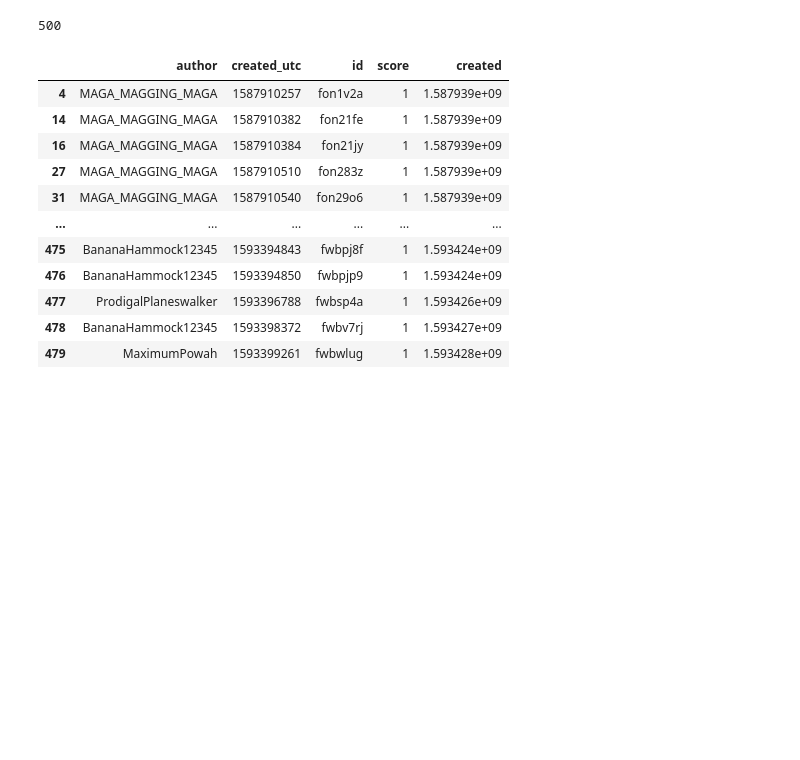
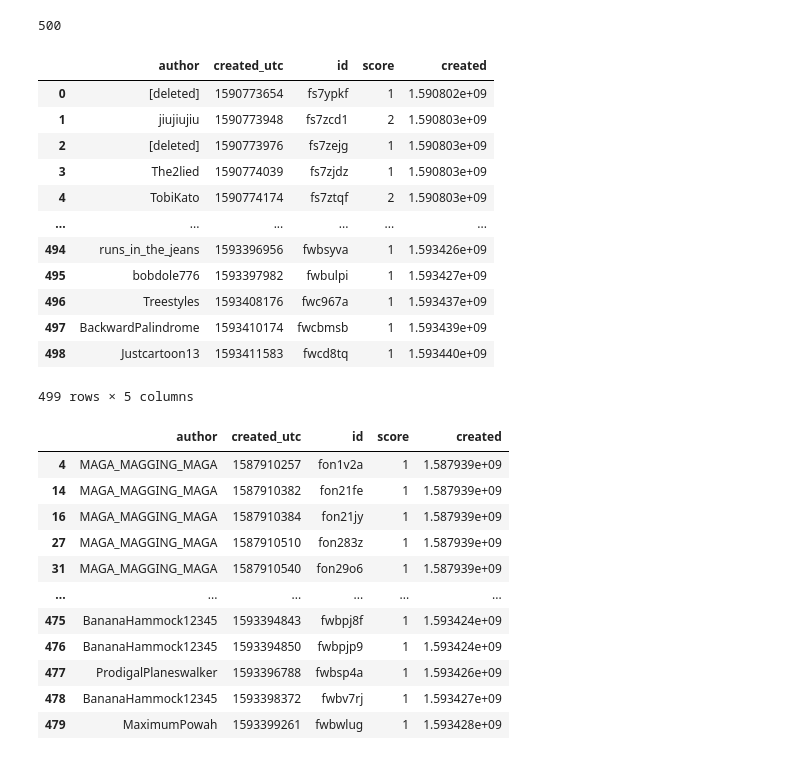
Before and after one commit to hhliou2/reddit-misinformation, a Jupyter notebook: data.ipynb, the cells around one changed output. Drawn from its saved outputs; the diff is of its cells as text; code cells hidden in the pictures; blank space fills up the shorter version.

```diff
--- a/data.ipynb
+++ b/data.ipynb
@@ -237,6 +227,22 @@ gen = list(api.search_comments(
                             filter=['id', 'author', 'score', 'created_utc']))
 
 test = pd.DataFrame([thing.d_ for thing in gen])
+# %%
+test
+# %% [output]
+|  | author | created_utc | id | score | created |
+| 0 | [deleted] | 1590773654 | fs7ypkf | 1 | 1.590802e+09 |
+| 1 | jiujiujiu | 1590773948 | fs7zcd1 | 2 | 1.590803e+09 |
+| 2 | [deleted] | 1590773976 | fs7zejg | 1 | 1.590803e+09 |
+| 3 | The2lied | 1590774039 | fs7zjdz | 1 | 1.590803e+09 |
+| 4 | TobiKato | 1590774174 | fs7ztqf | 2 | 1.590803e+09 |
+| ... | ... | ... | ... | ... | ... |
+| 494 | runs_in_the_jeans | 1593396956 | fwbsyva | 1 | 1.593426e+09 |
+| 495 | bobdole776 | 1593397982 | fwbulpi | 1 | 1.593427e+09 |
+| 496 | Treestyles | 1593408176 | fwc967a | 1 | 1.593437e+09 |
+| 497 | BackwardPalindrome | 1593410174 | fwcbmsb | 1 | 1.593439e+09 |
+| 498 | Justcartoon13 | 1593411583 | fwcd8tq | 1 | 1.593440e+09 |
+499 rows × 5 columns
 # %%
 test.loc[~(test['author'] == '[deleted]')]
 # %% [output]
```
Also changed, not shown: parts of 5 cells of this notebook, 4 other files.
